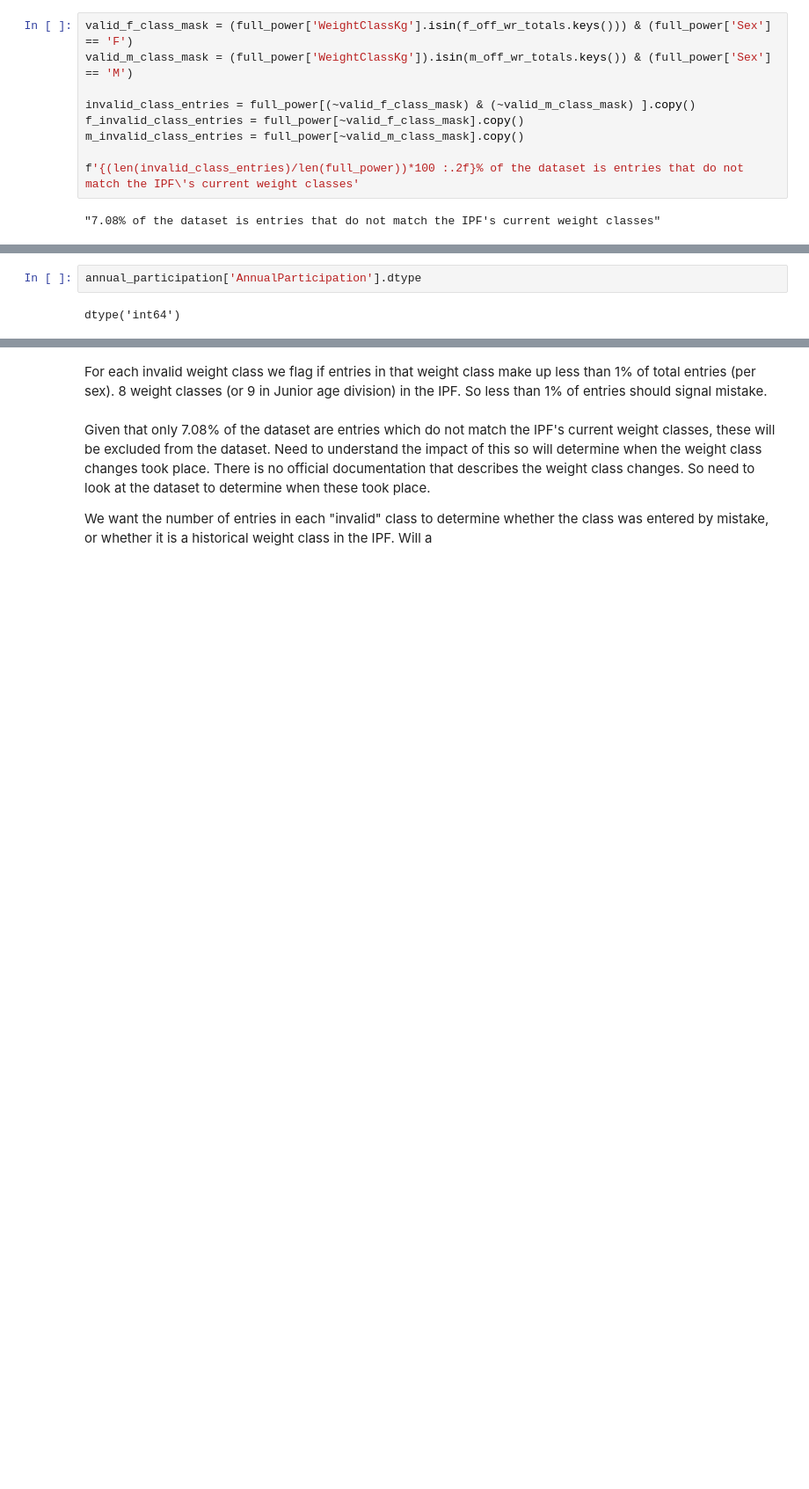
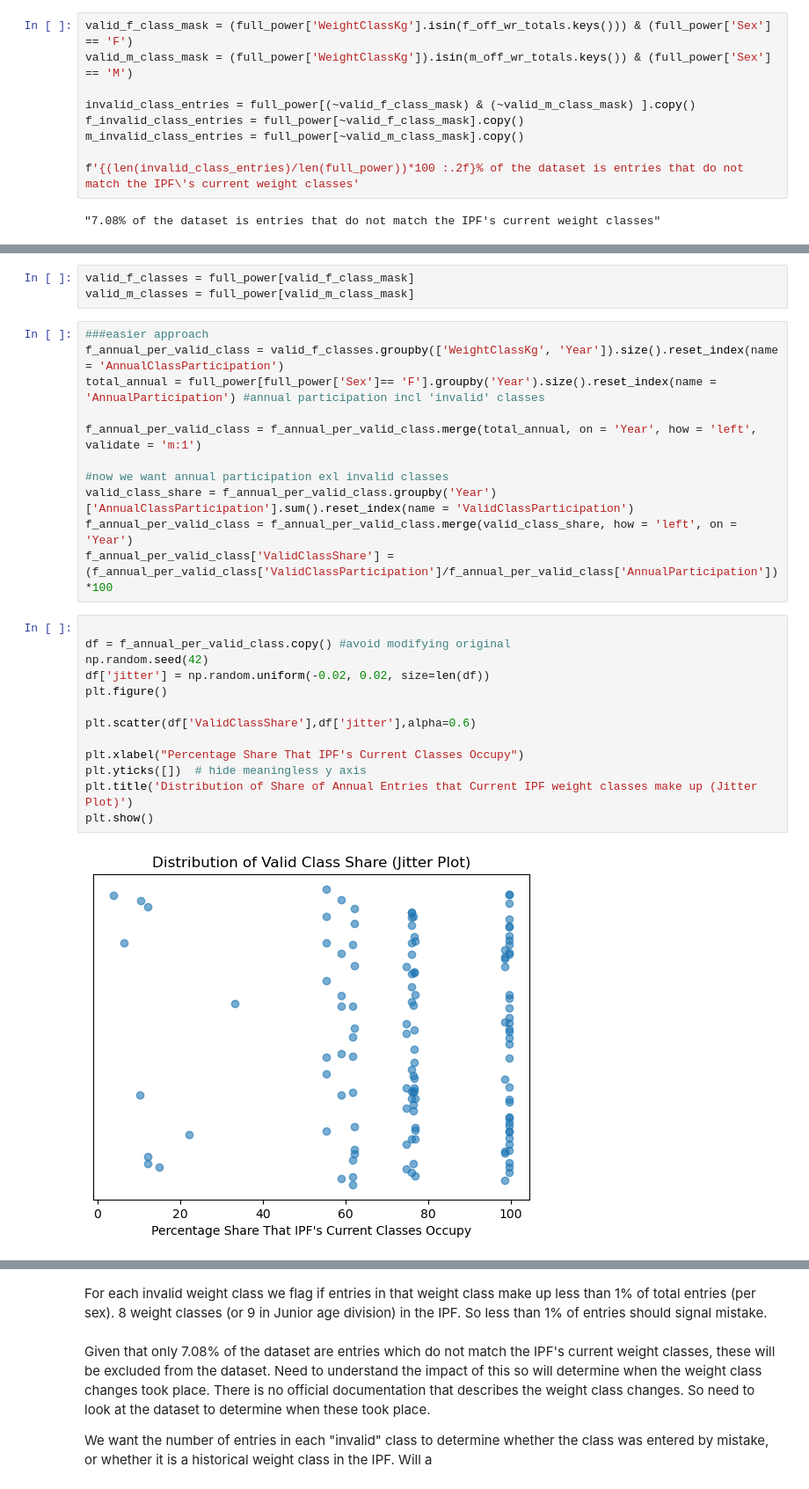
Before and after one commit to bnparris/powerlifting_analysis, a Jupyter notebook: notebooks/cleaning.ipynb, the cells around one changed output, grey strips where cells are left out. Shown at 88% size. Drawn from its saved outputs; the diff is of its cells as text; blank space fills up the shorter version.

Commit message:
discontinuities in jitter plot

```diff
--- a/notebooks/cleaning.ipynb
+++ b/notebooks/cleaning.ipynb
@@ -186,4 +115,29 @@ for weight_class in f_invalid_class:
-# %%
-annual_participation['AnnualParticipation'].dtype
-# %% [output]
-dtype('int64')
+# %%
+valid_f_classes = full_power[valid_f_class_mask]
+valid_m_classes = full_power[valid_m_class_mask]
+# %%
+###easier approach
+f_annual_per_valid_class = valid_f_classes.groupby(['WeightClassKg', 'Year']).size().reset_index(name = 'AnnualClassParticipation')
+total_annual = full_power[full_power['Sex']== 'F'].groupby('Year').size().reset_index(name = 'AnnualParticipation') #annual participation incl 'invalid' classes
+
+f_annual_per_valid_class = f_annual_per_valid_class.merge(total_annual, on = 'Year', how = 'left', validate = 'm:1')
+
+#now we want annual participation exl invalid classes
+valid_class_share = f_annual_per_valid_class.groupby('Year')['AnnualClassParticipation'].sum().reset_index(name = 'ValidClassParticipation')
+f_annual_per_valid_class = f_annual_per_valid_class.merge(valid_class_share, how = 'left', on = 'Year')
+f_annual_per_valid_class['ValidClassShare'] = (f_annual_per_valid_class['ValidClassParticipation']/f_annual_per_valid_class['AnnualParticipation'])*100
+# %%
+
+df = f_annual_per_valid_class.copy() #avoid modifying original
+np.random.seed(42)
+df['jitter'] = np.random.uniform(-0.02, 0.02, size=len(df))
+plt.figure()
+
+plt.scatter(df['ValidClassShare'],df['jitter'],alpha=0.6)
+
+plt.xlabel("Percentage Share That IPF's Current Classes Occupy")
+plt.yticks([])  # hide meaningless y axis
+plt.title('Distribution of Share of Annual Entries that Current IPF weight classes make up (Jitter Plot)')
+plt.show()
+# %% [output]
+[figure, added]
```
Also changed, not shown: parts of 8 cells of this notebook.
